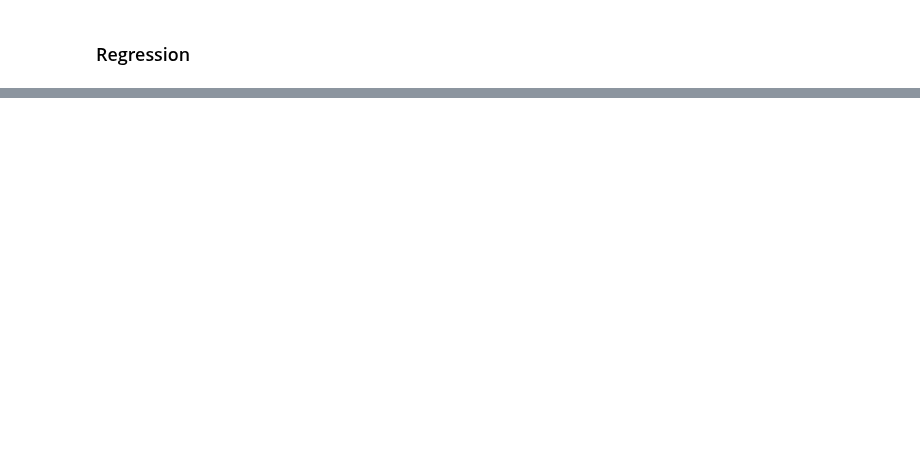
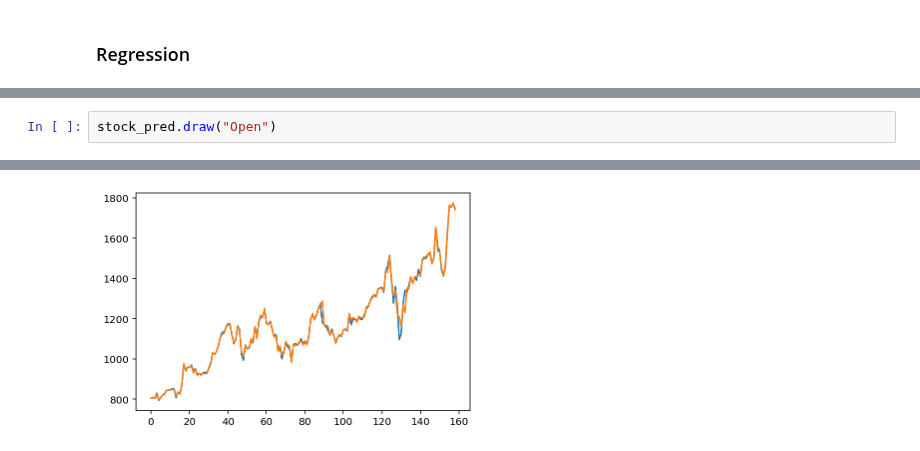
Before and after one commit to yxyfer/BigData-Projet, a Jupyter notebook: stock_prediction.ipynb, the cells around one changed output, grey strips where cells are left out. Drawn from its saved outputs; the diff is of its cells as text; blank space fills up the shorter version.

```diff
--- a/stock_prediction.ipynb
+++ b/stock_prediction.ipynb
@@ -66,0 +114,3 @@ only showing top 4 rows
+# %%
+stock_pred.draw("Open")
+# %% [output]
@@ -66,0 +129 @@ only showing top 4 rows
+[figure, added]
```
Also changed, not shown: parts of 11 cells of this notebook, 2 other files.
